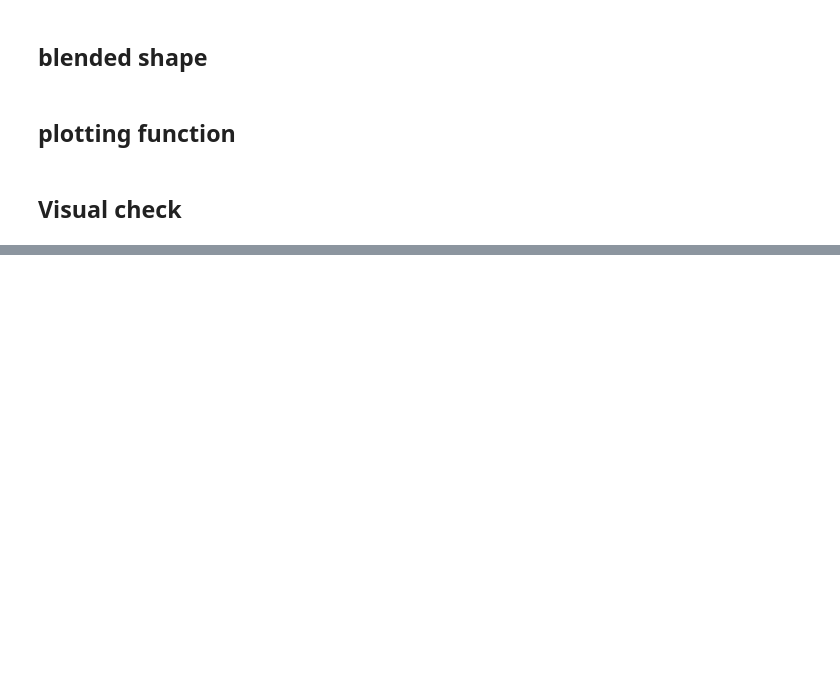
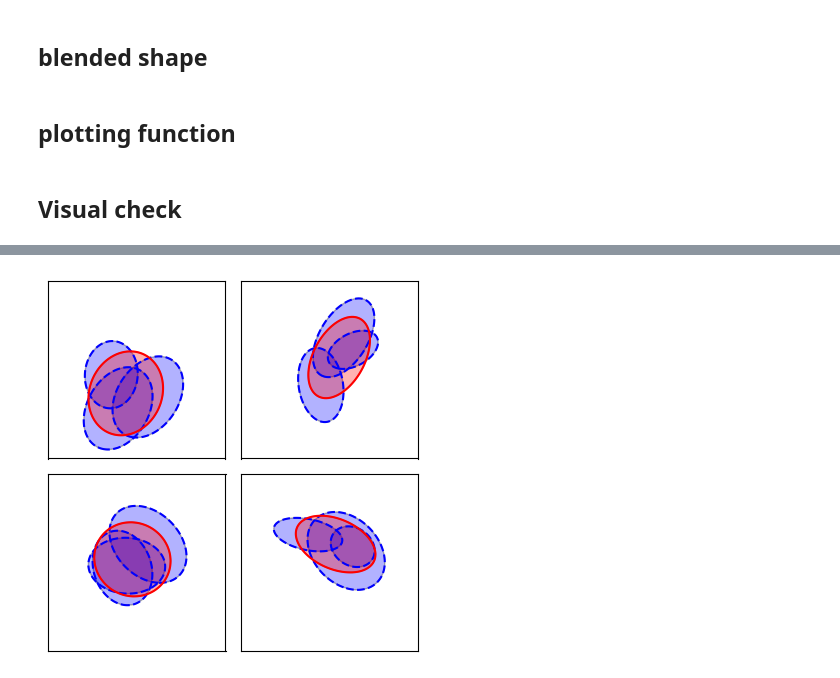
Before and after one commit to LSSTDESC/Cluster_Blending, a Jupyter notebook: bl_shape.ipynb, the cells around one changed output, grey strips where cells are left out. Drawn from its saved outputs; the diff is of its cells as text; code cells hidden in the pictures; blank space fills up the shorter version.

```diff
--- a/bl_shape.ipynb
+++ b/bl_shape.ipynb
@@ -305,0 +286,59 @@ plt.tight_layout()
+# %%
+
+num_ell = 3
+F_list = [1, 1, 1]
+
+fig, axes = plt.subplots(nrows=2, ncols=2, figsize=(4,4))
+
+for i, ax in enumerate(axes.ravel()):
+
+    Ixx_list = []
+    Iyy_list = []
+    Ixy_list = []
+    # F_list = [1] * num_ell
+    x0_list = []
+    y0_list = []
+
+    p_ab_list = set_random_ellipses(num=num_ell)
+
+    for p_ab in p_ab_list:
+
+        a, b, theta, x0, y0 = p_ab
+        x0_list.append(x0)
+        y0_list.append(y0)
+
+        cov, cov_inv = ab2cov(p_ab)
+        plot_contour(cov, x0, y0, level=[0.5], ls='--', rough_size = 2*a, ax=ax)
+
+        Ixx_list.append(cov[0,0])
+        Iyy_list.append(cov[1,1])
+        Ixy_list.append(cov[0,1])
+
+    cov_bl, x_c, y_c = calc_bl_shape(Ixx_list, Iyy_list, Ixy_list, F_list, x0_list, y0_list)
+    p_AB_bl = cov2AB(cov_bl, x_c, y_c)
+    p_ab_bl = AB2ab(p_AB_bl)
+
+    a, b, theta, x0, y0 = p_ab_bl
+    plot_contour(cov_bl, x_c, y_c, level=[0.5], c='r', rough_size = 2*a, ax=ax)
+
+
+    #### fill body color ####
+    if 1:
+        for p_ab in p_ab_list:
+            a, b, theta, x0, y0 = p_ab
+            ellipse = Ellipse((x0,y0), width=2*a, height=2*b, angle=theta, facecolor='b', edgecolor='k', alpha=0.3, linewidth=1)
+            ax.add_artist(ellipse)
+
+        a, b, theta, x0, y0 = p_ab_bl
+        ellipse_bl = Ellipse((x0,y0), width=2*a, height=2*b, angle=theta, facecolor='r', edgecolor='k', alpha=0.3, linewidth=1)
+        ax.add_artist(ellipse_bl)
+
+    ax.set_xticks([])
+    ax.set_yticks([])
+    ax.set_xlim(-4,4)
+    ax.set_ylim(-4,4)
+    ax.axis('equal')
+
+plt.tight_layout()
+# %% [output]
+[figure, added]
```
Also changed, not shown: parts of 3 cells of this notebook.
